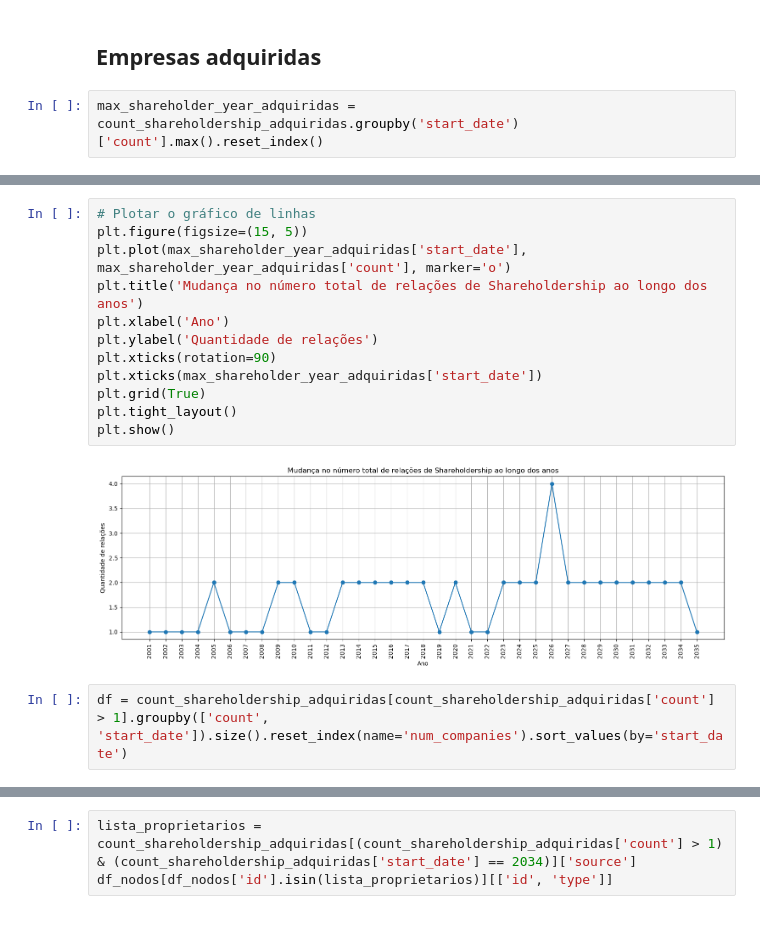
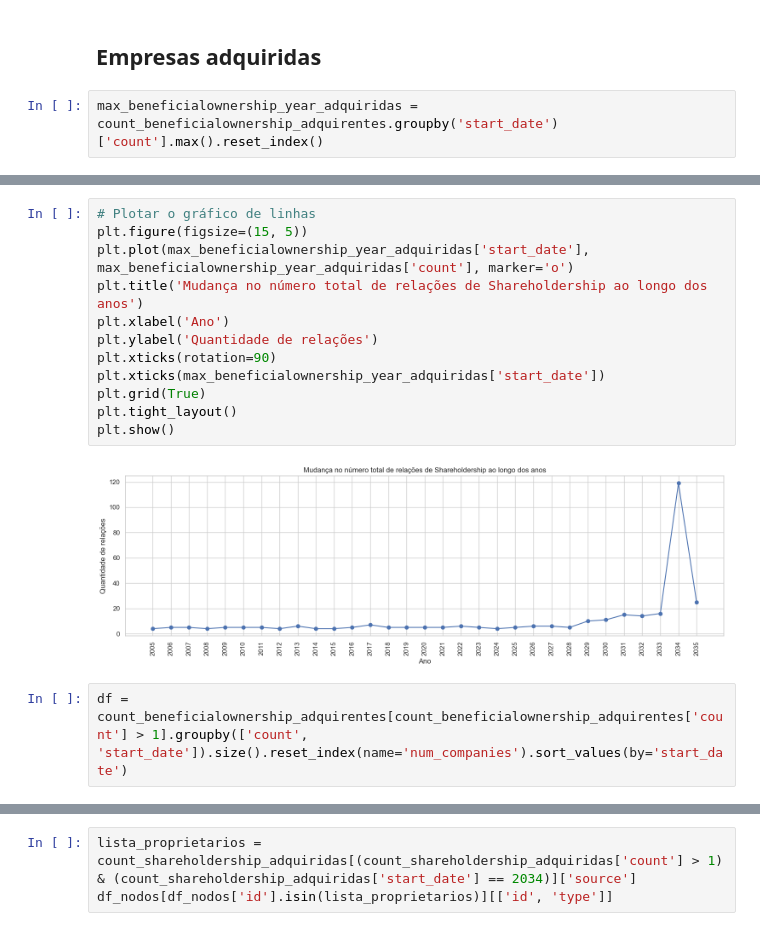
Before and after one commit to bettachini/visualizacion, a Jupyter notebook: vast2024/analisis2.ipynb, the cells around one changed output, grey strips where cells are left out. Cells and saved outputs as stored; diff of their text form.

```diff
--- a/vast2024/analisis2.ipynb
+++ b/vast2024/analisis2.ipynb
@@ -879,4 +895,4 @@ merged_df[merged_df['target'] == 'Tomanová Musil s.r.o.']
 # %% [markdown]
 ## Empresas adquiridas
 # %%
-max_shareholder_year_adquiridas = count_shareholdership_adquiridas.groupby('start_date')['count'].max().reset_index()
+max_beneficialownership_year_adquiridas = count_beneficialownership_adquirentes.groupby('start_date')['count'].max().reset_index()
@@ -903,19 +899,19 @@ max_shareholder_year_adquiridas
 # %%
 # Plotar o gráfico de linhas
 plt.figure(figsize=(15, 5))
-plt.plot(max_shareholder_year_adquiridas['start_date'], max_shareholder_year_adquiridas['count'], marker='o')
+plt.plot(max_beneficialownership_year_adquiridas['start_date'], max_beneficialownership_year_adquiridas['count'], marker='o')
 plt.title('Mudança no número total de relações de Shareholdership ao longo dos anos')
 plt.xlabel('Ano')
 plt.ylabel('Quantidade de relações')
 plt.xticks(rotation=90)
-plt.xticks(max_shareholder_year_adquiridas['start_date'])
+plt.xticks(max_beneficialownership_year_adquiridas['start_date'])
 plt.grid(True)
 plt.tight_layout()
 plt.show()
 # %% [output]
-[figure, old version]
+[figure, new version]
 # %%
-df = count_shareholdership_adquiridas[count_shareholdership_adquiridas['count'] > 1].groupby(['count', 'start_date']).size().reset_index(name='num_companies').sort_values(by='start_date')
+df = count_beneficialownership_adquirentes[count_beneficialownership_adquirentes['count'] > 1].groupby(['count', 'start_date']).size().reset_index(name='num_companies').sort_values(by='start_date')
 # %%
 
 # Determinando as cores com base na quantidade de empresas (num_companies)
```
Also changed, not shown: parts of 13 cells of this notebook, 1 other file.
